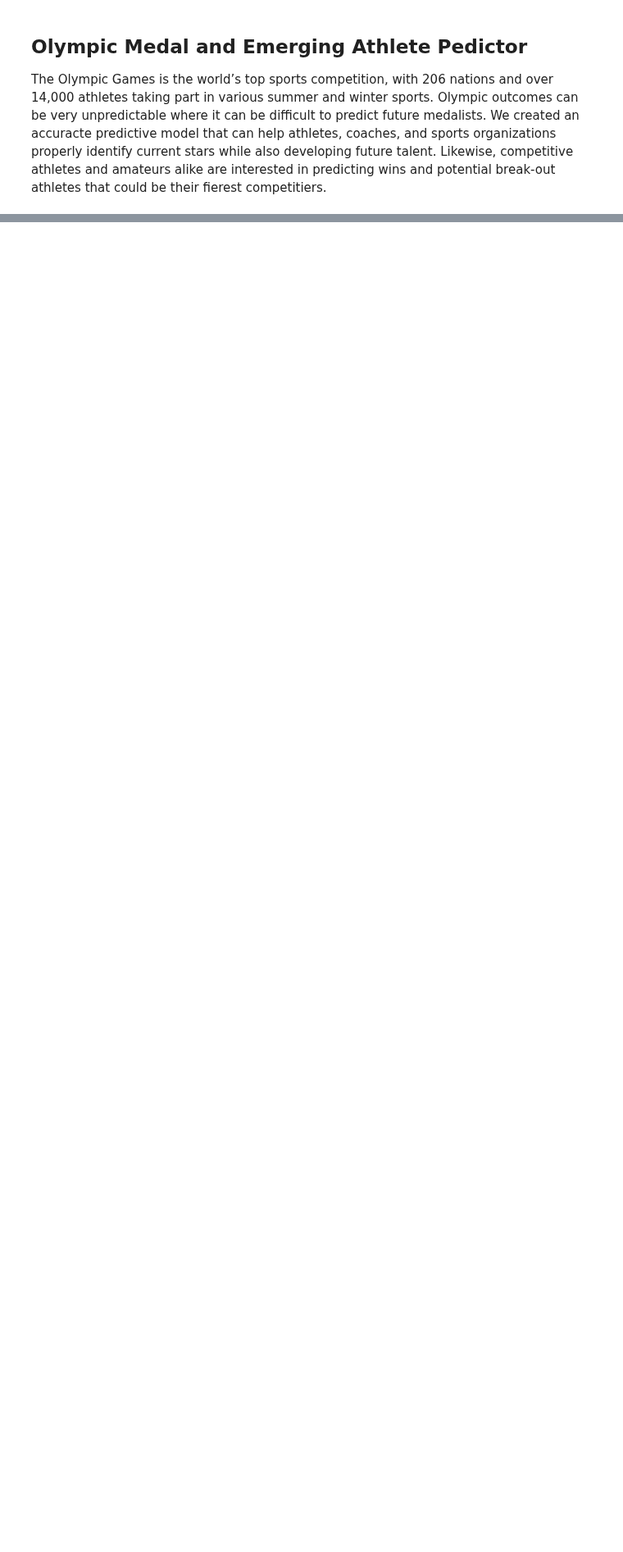
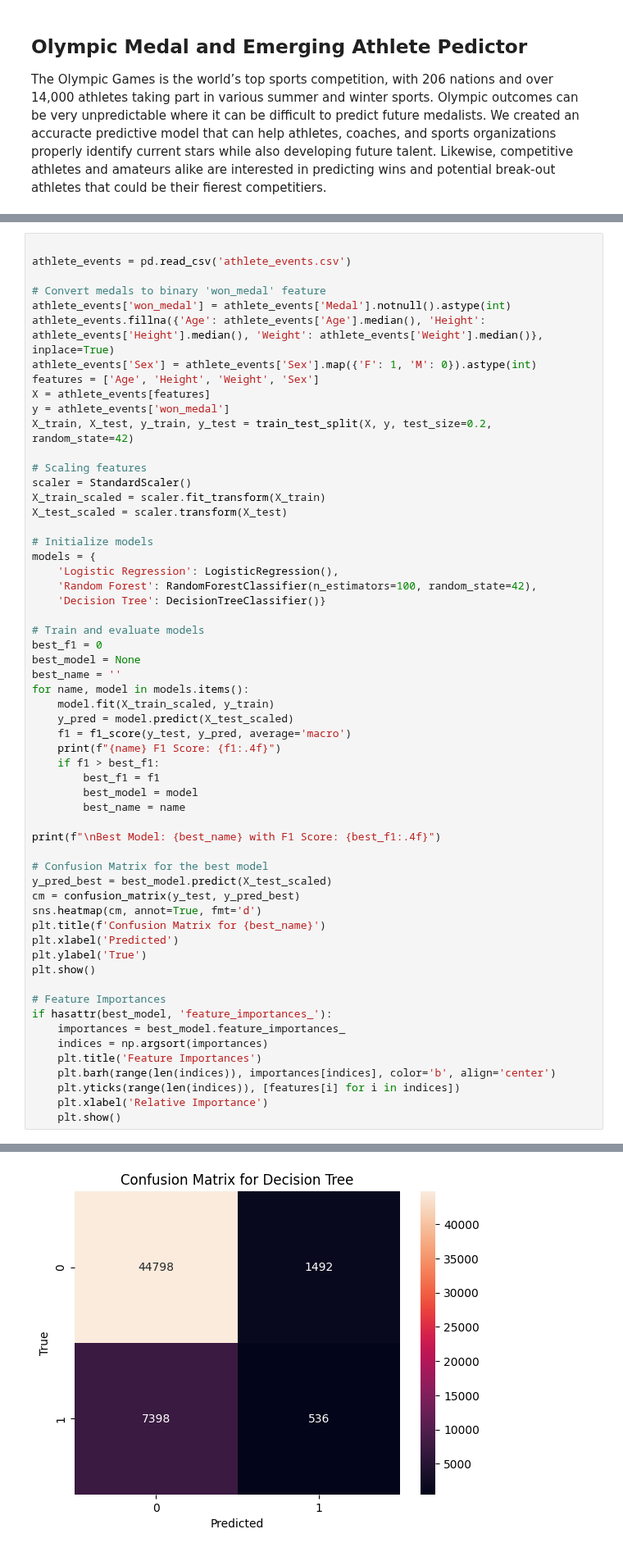
Before and after one commit to joey-tsai/Athletic-Performance-Predictor, a Jupyter notebook: FinalProject.ipynb, the cells around one changed output, grey strips where cells are left out. Shown at 82% size. Cells and saved outputs as stored; diff of their text form; blank space fills up the shorter version.

```diff
--- a/FinalCopy.ipynb
+++ b/FinalProject.ipynb
@@ -398,0 +272,59 @@ Decision Tree F1 Score: 0.4605
+# %%
+
+athlete_events = pd.read_csv('athlete_events.csv')
+
+# Convert medals to binary 'won_medal' feature
+athlete_events['won_medal'] = athlete_events['Medal'].notnull().astype(int)
+athlete_events.fillna({'Age': athlete_events['Age'].median(), 'Height': athlete_events['Height'].median(), 'Weight': athlete_events['Weight'].median()}, inplace=True)
+athlete_events['Sex'] = athlete_events['Sex'].map({'F': 1, 'M': 0}).astype(int)
+features = ['Age', 'Height', 'Weight', 'Sex']
+X = athlete_events[features]
+y = athlete_events['won_medal']
+X_train, X_test, y_train, y_test = train_test_split(X, y, test_size=0.2, random_state=42)
+
+# Scaling features
+scaler = StandardScaler()
+X_train_scaled = scaler.fit_transform(X_train)
+X_test_scaled = scaler.transform(X_test)
+
+# Initialize models
+models = {
+    'Logistic Regression': LogisticRegression(),
+    'Random Forest': RandomForestClassifier(n_estimators=100, random_state=42),
+    'Decision Tree': DecisionTreeClassifier()}
+
+# Train and evaluate models
+best_f1 = 0
+best_model = None
+best_name = ''
+for name, model in models.items():
+    model.fit(X_train_scaled, y_train)
+    y_pred = model.predict(X_test_scaled)
+    f1 = f1_score(y_test, y_pred, average='macro')
+    print(f"{name} F1 Score: {f1:.4f}")
+    if f1 > best_f1:
+        best_f1 = f1
+        best_model = model
+        best_name = name
+
+print(f"\nBest Model: {best_name} with F1 Score: {best_f1:.4f}")
+
+# Confusion Matrix for the best model
+y_pred_best = best_model.predict(X_test_scaled)
+cm = confusion_matrix(y_test, y_pred_best)
+sns.heatmap(cm, annot=True, fmt='d')
+plt.title(f'Confusion Matrix for {best_name}')
+plt.xlabel('Predicted')
+plt.ylabel('True')
+plt.show()
+
+# Feature Importances
+if hasattr(best_model, 'feature_importances_'):
+    importances = best_model.feature_importances_
+    indices = np.argsort(importances)
+    plt.title('Feature Importances')
+    plt.barh(range(len(indices)), importances[indices], color='b', align='center')
+    plt.yticks(range(len(indices)), [features[i] for i in indices])
+    plt.xlabel('Relative Importance')
+    plt.show()
+# %% [output]
@@ -398,0 +336 @@ Decision Tree F1 Score: 0.4605
+[figure, added]
```
Also changed, not shown: parts of 12 cells of this notebook, 3 other files.
